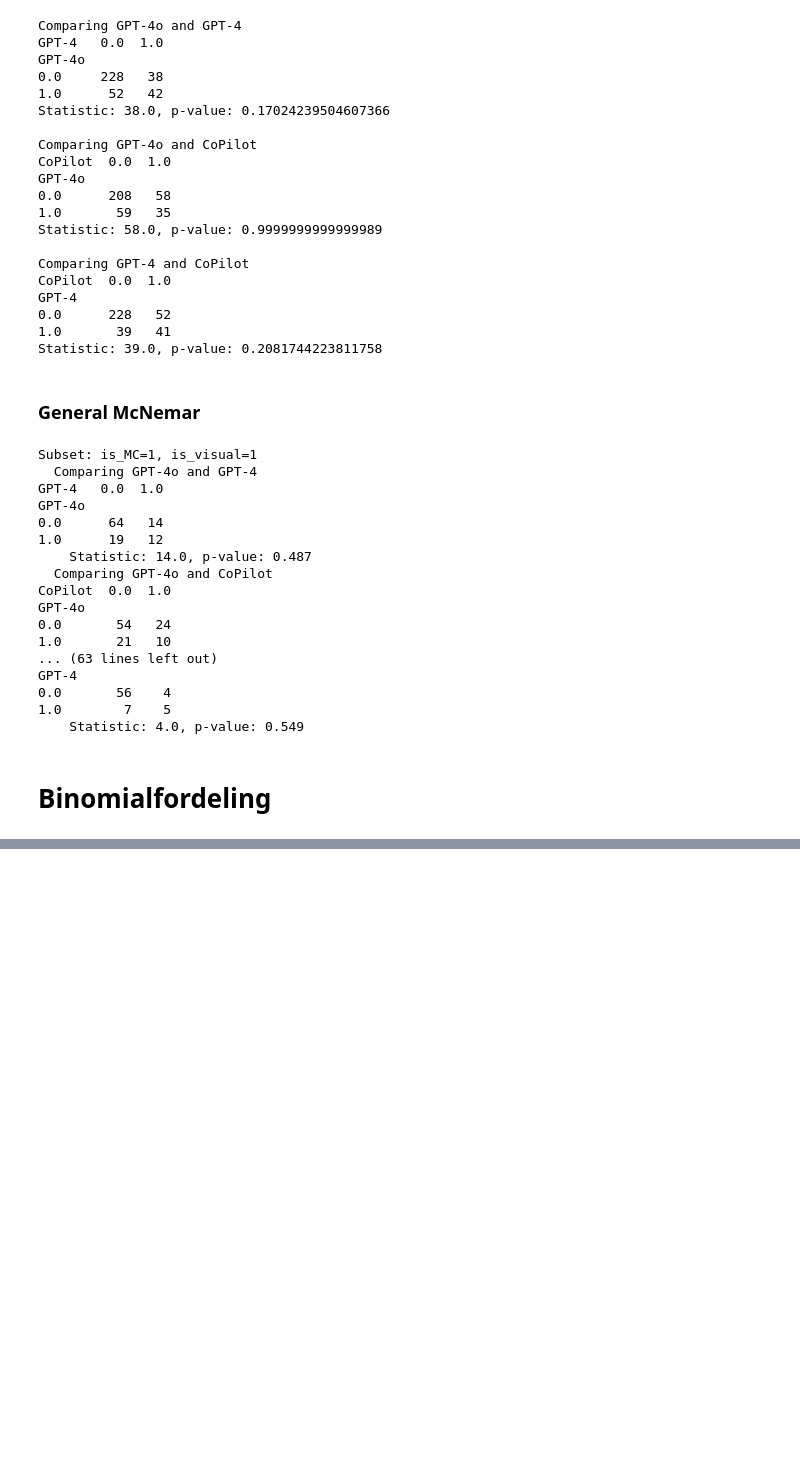
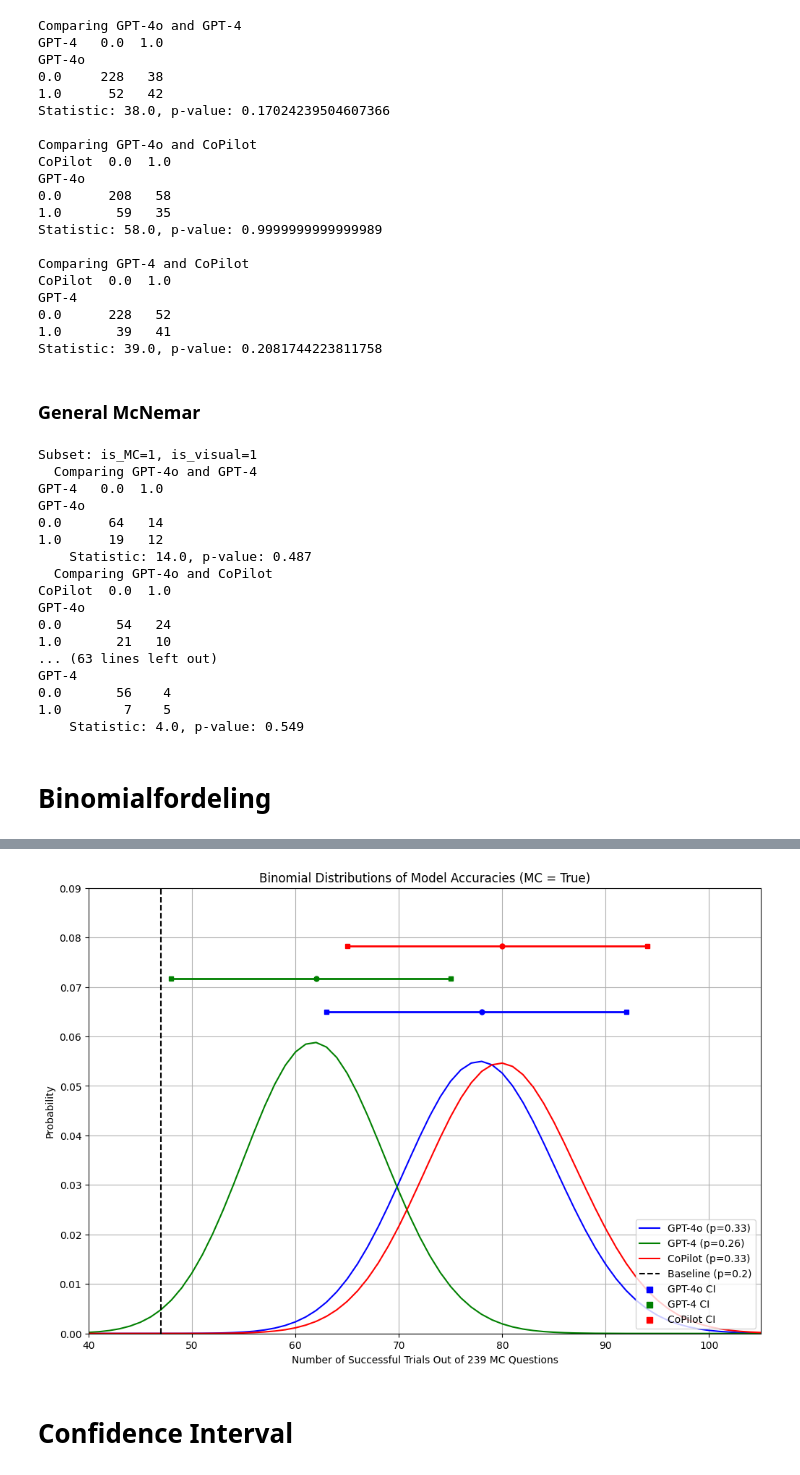
Before and after one commit to ViktorDyrbyLarsen/LLM-Georg-Mohr, a Jupyter notebook: workfolder.ipynb, the cells around one changed output, grey strips where cells are left out. Cells and saved outputs as stored; diff of their text form; code cells hidden in the pictures; blank space fills up the shorter version.

```diff
--- a/workfolder.ipynb
+++ b/workfolder.ipynb
@@ -368,0 +372,70 @@ plt.show()
+# %%
+import pandas as pd
+import numpy as np
+import matplotlib.pyplot as plt
+from scipy.stats import binom
+
+# henter data
+data = pd.read_csv('GMperformance.csv', delimiter=';')
+data = data[data['Year'] != 2007]
+
+# vælger alle rækker hvor det er multiple choice
+mc_data = data[data['is_MC'] == 1]
+
+# Initialiserer ordbøger til at gemme nøjagtigheder og konfidensintervaller
+models = ['GPT-4o', 'GPT-4', 'CoPilot']
+accuracies = {}
+confidence_intervals = {}
+
+n_trials = mc_data.shape[0]
+
+for model in models:
+    accuracy = mc_data[model].mean()
+    accuracies[model] = accuracy
+
+    # Beregn standardfejl
+    se = np.sqrt(accuracy * (1 - accuracy) / n_trials)
+
+    # Beregn 95% konfidensinterval ved brug af normal approximation
+    ci_lower = accuracy - 1.96 * se
+    ci_upper = accuracy + 1.96 * se
+    confidence_intervals[model] = (ci_lower, ci_upper)
+
+# Plot binomialfordelinger
+plt.figure(figsize=(12, 8))
+
+x = np.arange(0, n_trials + 1)
+colors = ['b', 'g', 'r']
+
+for idx, model in enumerate(models):
+    p = accuracies[model]
+    binom_dist = binom.pmf(x, n_trials, p)
+    plt.plot(x, binom_dist, label=f'{model} (p={p:.2f})', color=colors[idx])
+
+# Plot baseline performance (tilfældigt gæt) som en vertikal linje
+baseline_p = 0.2
+plt.axvline(x=int(n_trials * baseline_p), color='k', linestyle='--', label='Baseline (p=0.2)')
+
+# Plot de tre modellers konfidensintervaller som horisontale barer
+offsets = np.linspace(0.05, 0.07, len(models) + 1)
+for idx, (model, color, offset) in enumerate(zip(models, colors, offsets)):
+    ci_lower, ci_upper = confidence_intervals[model]
+    y = 0.015 + offset  # Flyt CI lidt opad
+    plt.hlines(y=y, xmin=int(n_trials * ci_lower), xmax=int(n_trials * ci_upper), color=color, linewidth=2)
+    plt.plot([int(n_trials * ci_lower), int(n_trials * ci_upper)], [y, y], 's', color=color, markersize=5)
+    plt.plot(int(n_trials * accuracies[model]), y, 'o', color=color, markersize=5)
+    plt.scatter([], [], color=color, marker='s', label=f'{model} CI')
+
+# Indstillinger
+plt.xlim([40, 105])
+plt.ylim([0, 0.09])
+plt.xlabel(f'Number of Successful Trials Out of {n_trials} MC Questions')
+plt.ylabel('Probability')
+plt.title('Binomial Distributions of Model Accuracies (MC = True)')
+plt.legend(loc='lower right')
+plt.grid(True)
+plt.show()
+# %% [output]
+[figure, added]
+# %% [markdown]
+# Confidence Interval
```
Also changed, not shown: parts of 2 cells of this notebook.
